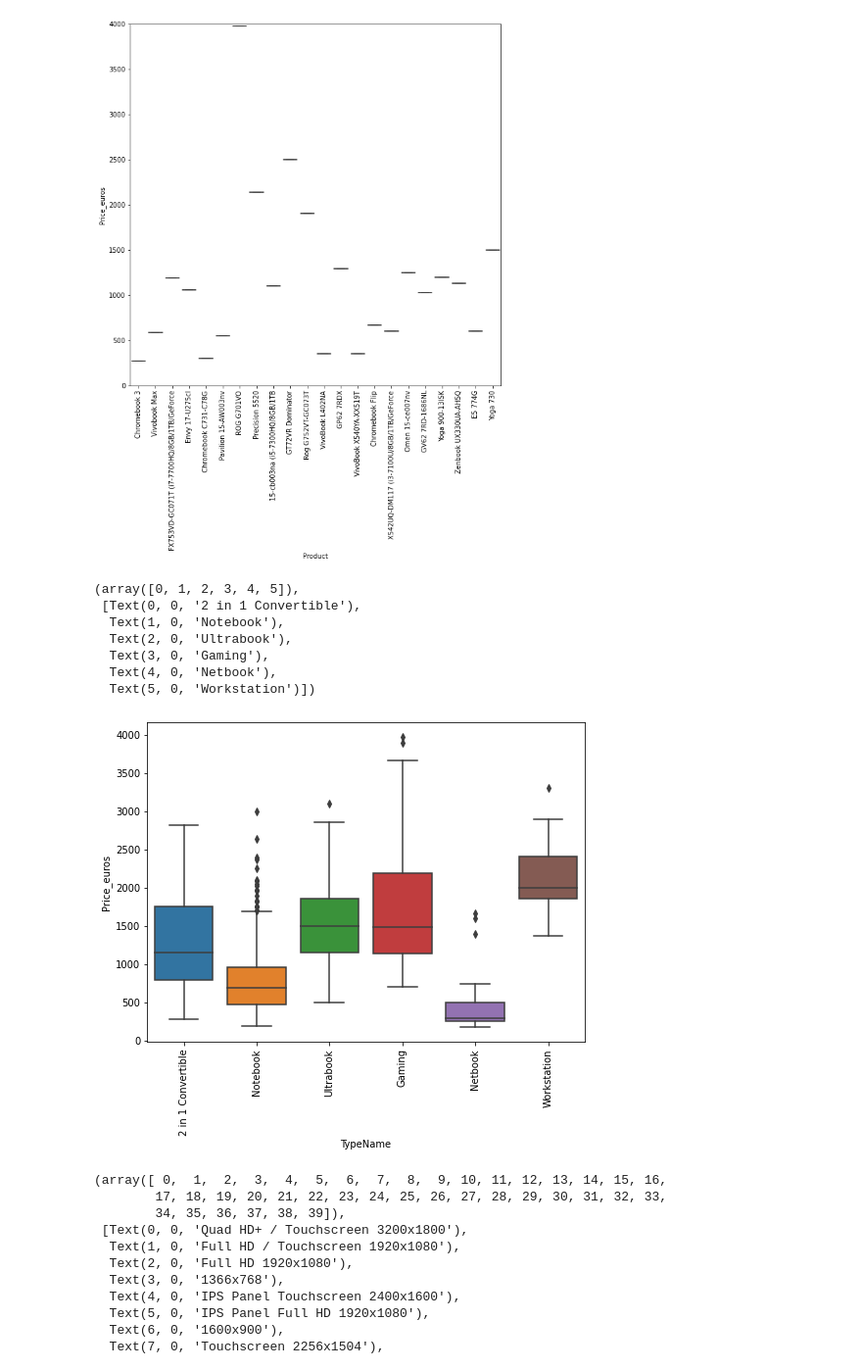
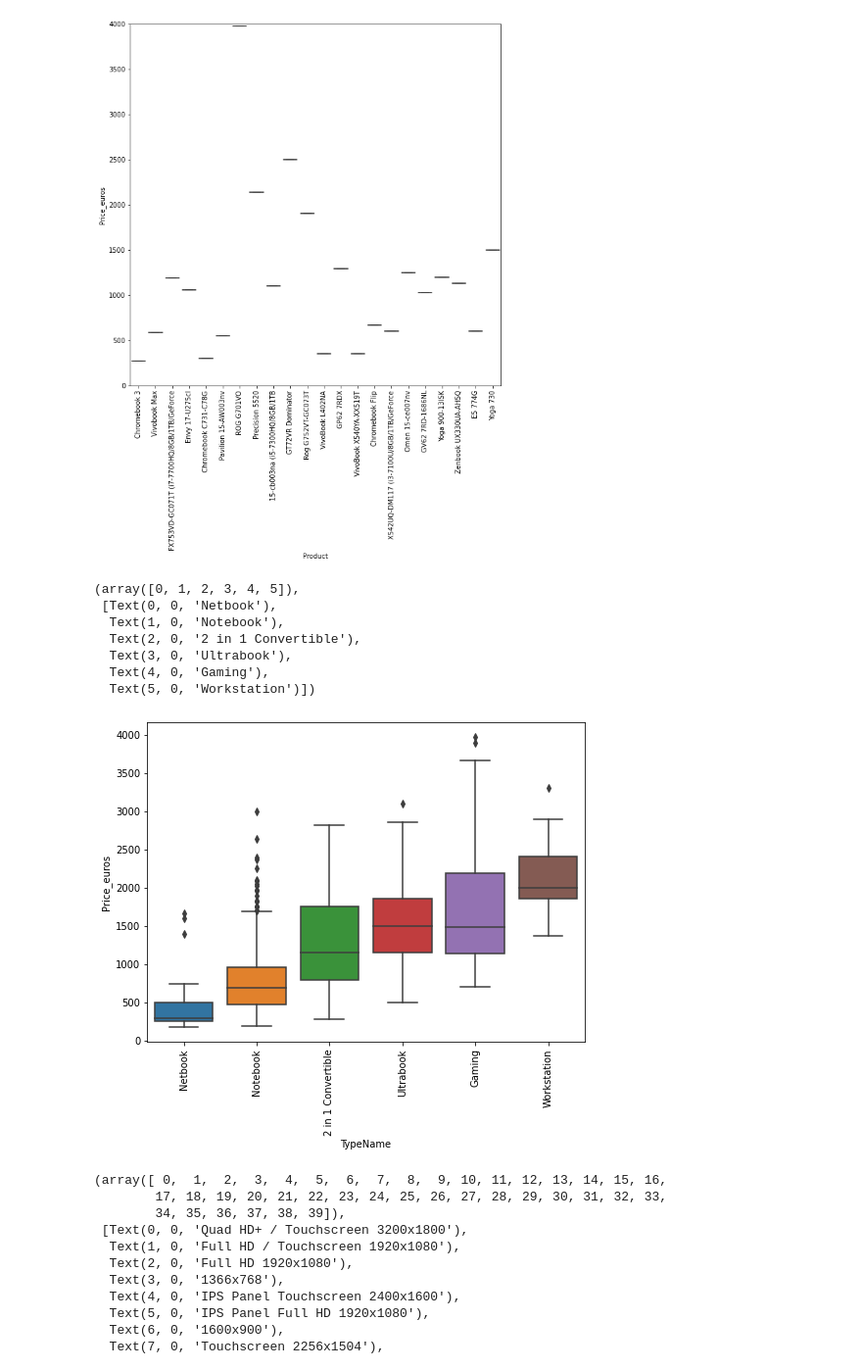
Before and after one commit to ryan-ferns/project_laptop_prices, a Jupyter notebook: laptop-prices-project.ipynb, the cells around one changed output. Shown at 98% size. Drawn from its saved outputs; the diff is of its cells as text; code cells hidden in the pictures.

Commit message:
Reindexed the TypeName variable in the Data Exploration and Outlier Detection section to display a pattern in the laptop prices.

```diff
--- a/laptop-prices-project.ipynb
+++ b/laptop-prices-project.ipynb
@@ -840,0 +845,9 @@ train.groupby('TypeName')['Price_euros'].describe()
+# %%
+TypeName_values = [
+    'Netbook',
+    'Notebook',
+    '2 in 1 Convertible',
+    'Ultrabook',
+    'Gaming',
+    'Workstation'
+]
@@ -1885,17 +1915,17 @@ for i in list(range(0,550,50)):
 [figure]
 # %%
 f, ax = plt.subplots(figsize=(8, 6))
-fig = sns.boxplot(x='TypeName', y='Price_euros', data=train)
+fig = sns.boxplot(x='TypeName', y='Price_euros', data=train, order=TypeName_values)
 plt.xticks(rotation=90)
 # %% [output]
 (array([0, 1, 2, 3, 4, 5]),
- [Text(0, 0, '2 in 1 Convertible'),
+ [Text(0, 0, 'Netbook'),
   Text(1, 0, 'Notebook'),
-  Text(2, 0, 'Ultrabook'),
-  Text(3, 0, 'Gaming'),
-  Text(4, 0, 'Netbook'),
+  Text(2, 0, '2 in 1 Convertible'),
+  Text(3, 0, 'Ultrabook'),
+  Text(4, 0, 'Gaming'),
   Text(5, 0, 'Workstation')])
-[figure, old version]
+[figure, new version]
 # %%
 f, ax = plt.subplots(figsize=(8, 6))
 fig = sns.boxplot(x='ScreenResolution', y='Price_euros', data=train)
```
Also changed, not shown: parts of 3 cells of this notebook.
